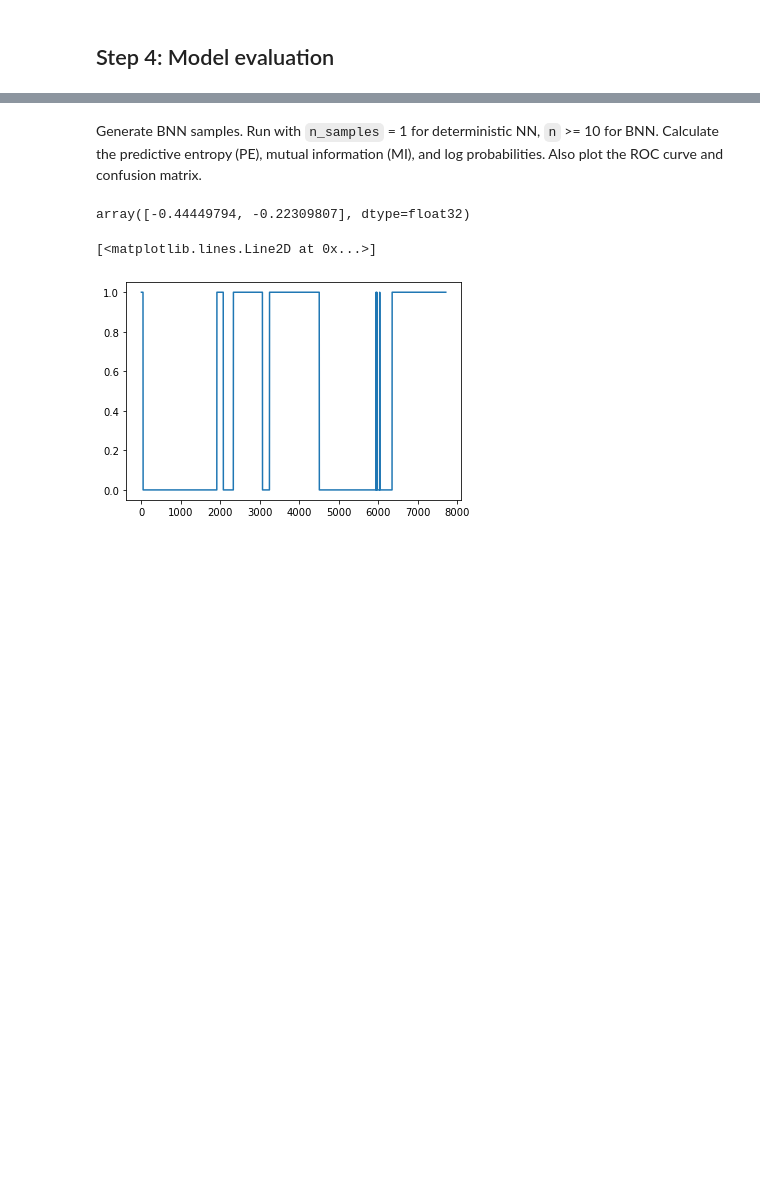
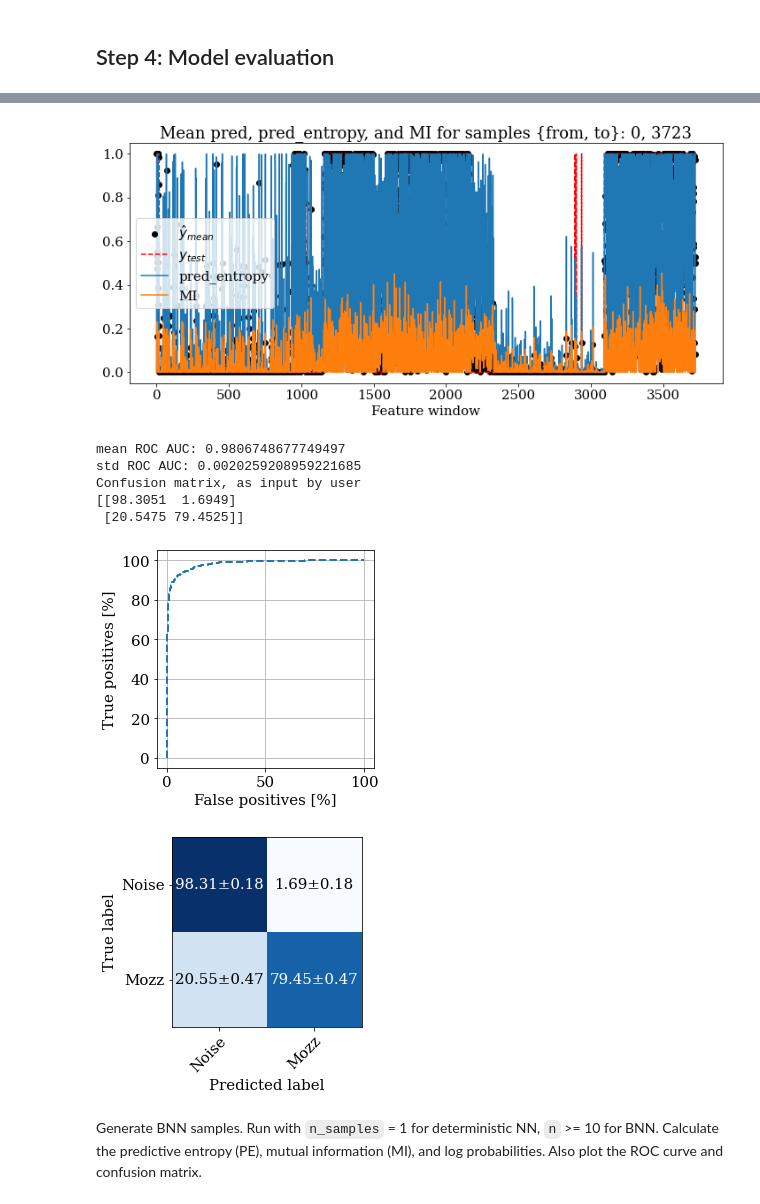
Before and after one commit to HumBug-Mosquito/HumBugDB, a Jupyter notebook: notebooks/main.ipynb, the cells around one changed output, grey strips where cells are left out. Drawn from its saved outputs; the diff is of its cells as text; code cells hidden in the pictures; blank space fills up the shorter version.

```diff
--- a/notebooks/main.ipynb
+++ b/notebooks/main.ipynb
@@ -146,0 +303,12 @@ Training on cuda:0
+# %%
+p,yt = resize_window(model, X_test_A, y_test_A, 30)
+PE, MI, log_prob = get_results(p, yt, filename = 'KerasVGGish'+ model_name +'_Test_A')
+# %% [output]
+[figure, added]
+mean ROC AUC: 0.9806748677749497
+std ROC AUC: 0.0020259208959221685
+Confusion matrix, as input by user
+[[98.3051  1.6949]
+ [20.5475 79.4525]]
+[figure, added]
+[figure, added]
@@ -195,10 +384 @@ import matplotlib.pyplot as plt
-# %%
-y_preds_all[11]
-# %% [output]
-array([-0.44449794, -0.22309807], dtype=float32)
-# %%
-plt.plot(all_y)
-# %% [output]
-[<matplotlib.lines.Line2D at 0x...>]
-[figure, removed]
 # %%
```
Also changed, not shown: parts of 27 cells of this notebook, 5 other files.
